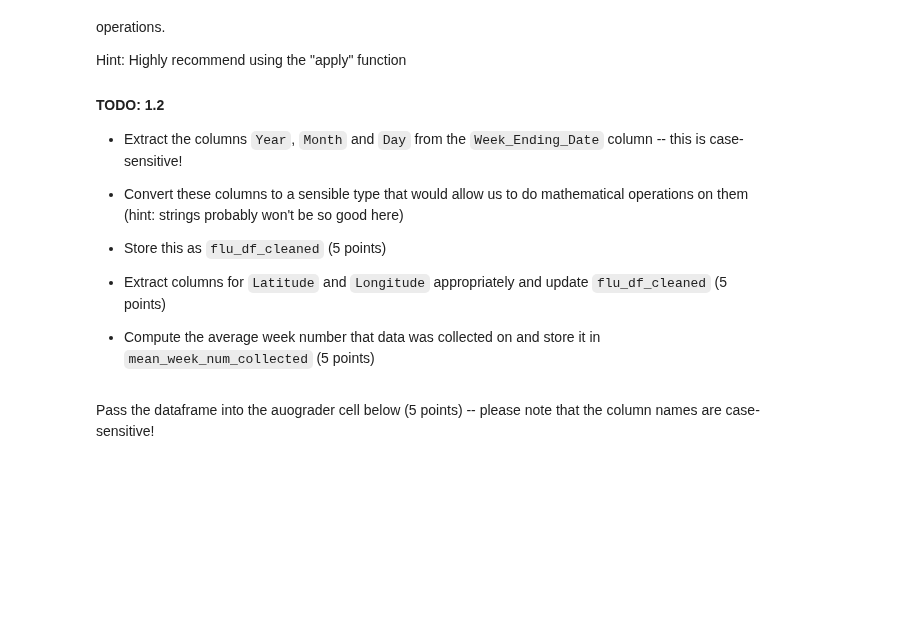
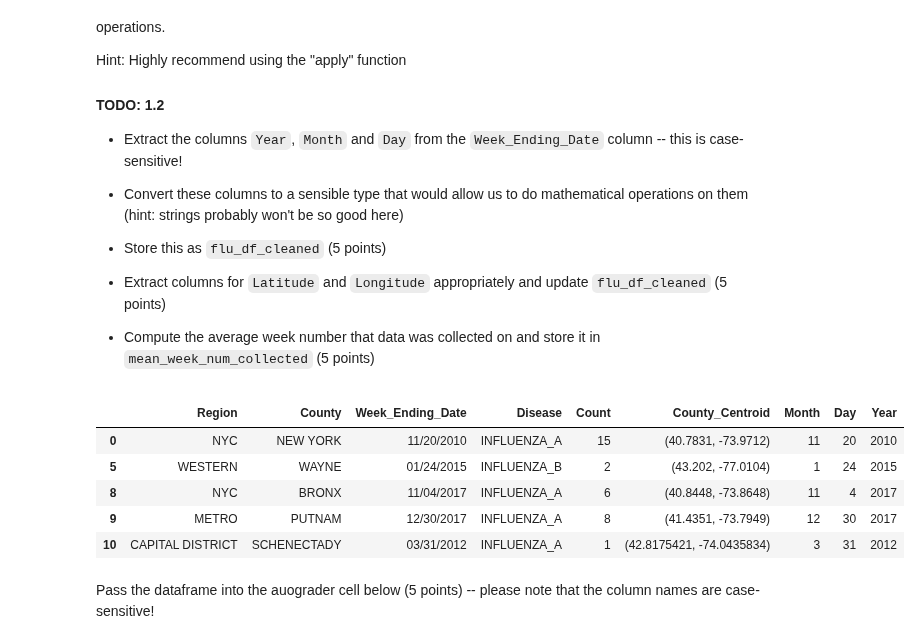
Before and after one commit to spatank/CIS-545, a Jupyter notebook: Homework_1_SPP.ipynb, the cells around one changed output. Cells and saved outputs as stored; diff of their text form; code cells hidden in the pictures; blank space fills up the shorter version.

```diff
--- a/Homework_1_SPP.ipynb
+++ b/Homework_1_SPP.ipynb
@@ -291,6 +291,15 @@ Hint: Highly recommend using the "apply" function
 flu_df_cleaned['Month'] = flu_df_cleaned['Week_Ending_Date'].apply(lambda x: int(x[0:2]))
 flu_df_cleaned['Day'] = flu_df_cleaned['Week_Ending_Date'].apply(lambda x: int(x[3:5]))
 flu_df_cleaned['Year'] = flu_df_cleaned['Week_Ending_Date'].apply(lambda x: int(x[6:]))
+# %%
+flu_df_cleaned.head(5)
+# %% [output]
+|  | Region | County | Week_Ending_Date | Disease | Count | County_Centroid | Month | Day | Year |
+| 0 | NYC | NEW YORK | 11/20/2010 | INFLUENZA_A | 15 | (40.7831, -73.9712) | 11 | 20 | 2010 |
+| 5 | WESTERN | WAYNE | 01/24/2015 | INFLUENZA_B | 2 | (43.202, -77.0104) | 1 | 24 | 2015 |
+| 8 | NYC | BRONX | 11/04/2017 | INFLUENZA_A | 6 | (40.8448, -73.8648) | 11 | 4 | 2017 |
+| 9 | METRO | PUTNAM | 12/30/2017 | INFLUENZA_A | 8 | (41.4351, -73.7949) | 12 | 30 | 2017 |
+| 10 | CAPITAL DISTRICT | SCHENECTADY | 03/31/2012 | INFLUENZA_A | 1 | (42.8175421, -74.0435834) | 3 | 31 | 2012 |
 # %% [markdown]
 Pass the dataframe into the auograder cell below (5 points) -- please note that the column names are case-sensitive!
 # %%
```
Also changed, not shown: parts of 9 cells of this notebook.
